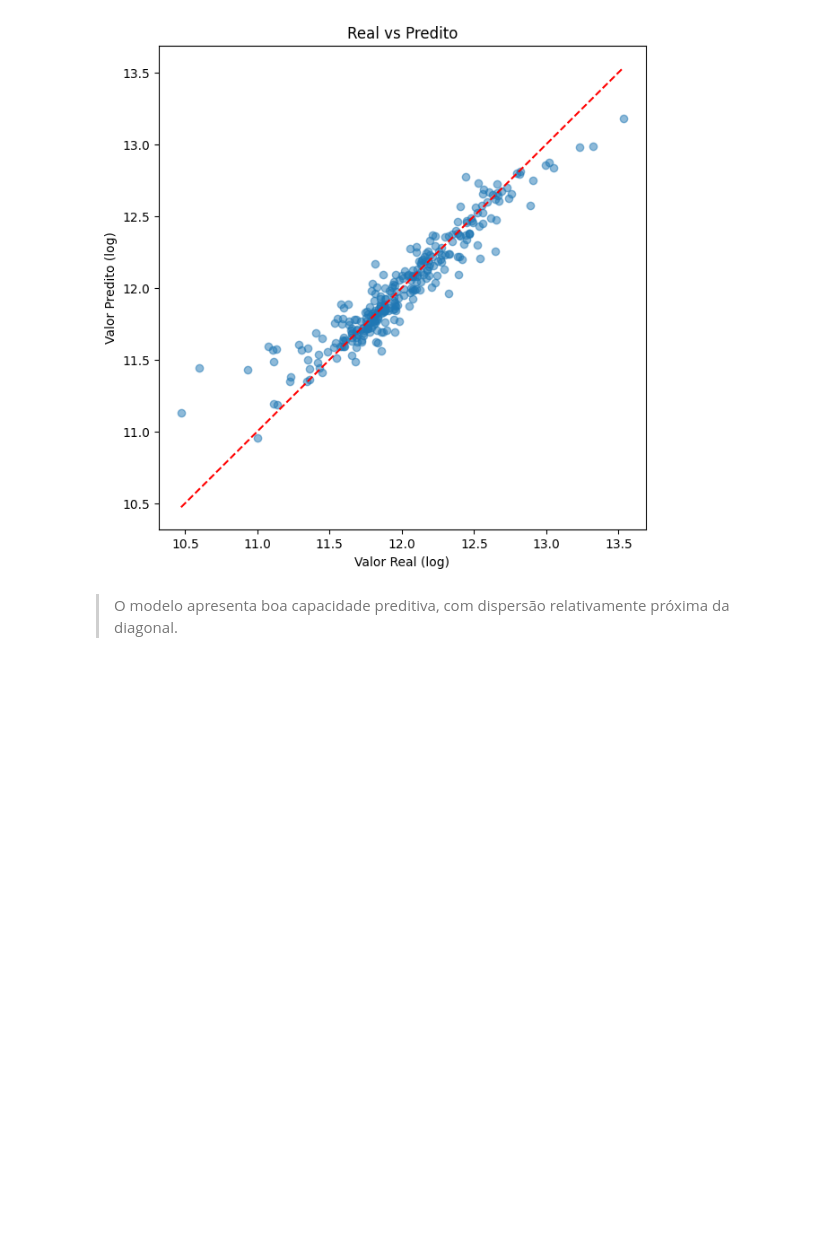
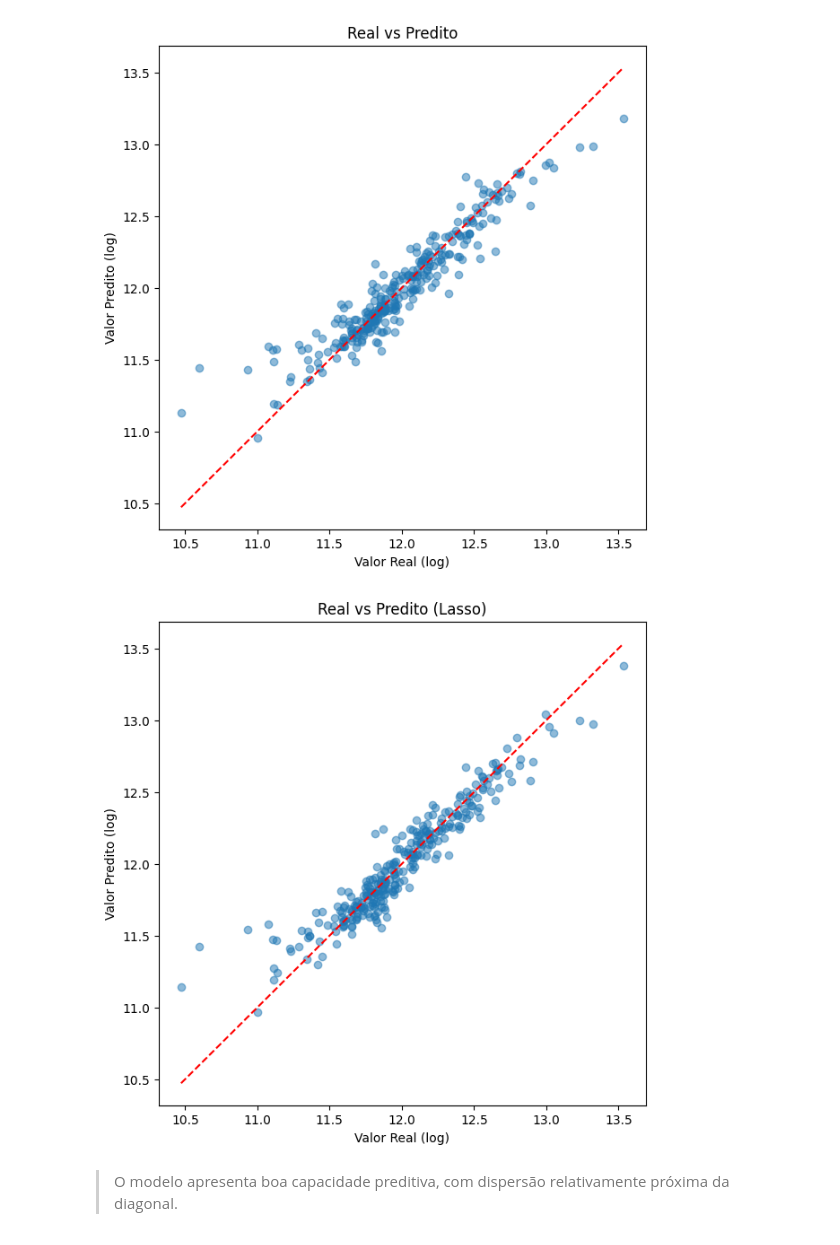
Before and after one commit to ManoelRL/aprendizado-de-maquina, a Jupyter notebook: Trabalho_de_Aprendizado_de_Maquina.ipynb, the cells around one changed output. Saved outputs shown, nothing was run; the diff lists cells and outputs as text; code cells hidden in the pictures; blank space fills up the shorter version.

```diff
--- a/Trabalho_de_Aprendizado_de_Maquina.ipynb
+++ b/Trabalho_de_Aprendizado_de_Maquina.ipynb
@@ -198,0 +199,7 @@ Lasso RMSE médio: 0.1373
+# %%
+lasso_model = Pipeline([
+    ('preprocessor', preprocessor),
+    ('model', Lasso(alpha=0.001))
+])
+scores = cross_val_score(lasso_model, X, y, cv=5, scoring='neg_root_mean_squared_error')
+print(f"Lasso RMSE médio: {-scores.mean():.4f}")
@@ -229,6 +238,19 @@ plt.title('Real vs Predito')
 plt.show()
 # %% [output]
 [figure]
+# %%
+lasso_model.fit(X_train, y_train)
+y_pred = lasso_model.predict(X_val)
+
+plt.figure(figsize=(7,7))
+plt.scatter(y_val, y_pred, alpha=0.5)
+plt.plot([y_val.min(), y_val.max()], [y_val.min(), y_val.max()], 'r--')
+plt.xlabel('Valor Real (log)')
+plt.ylabel('Valor Predito (log)')
+plt.title('Real vs Predito (Lasso)')
+plt.show()
+# %% [output]
+[figure, added]
 # %% [markdown]
 > O modelo apresenta boa capacidade preditiva, com dispersão relativamente próxima da diagonal.
 # %% [markdown]
```
Also changed, not shown: parts of 11 cells of this notebook.
